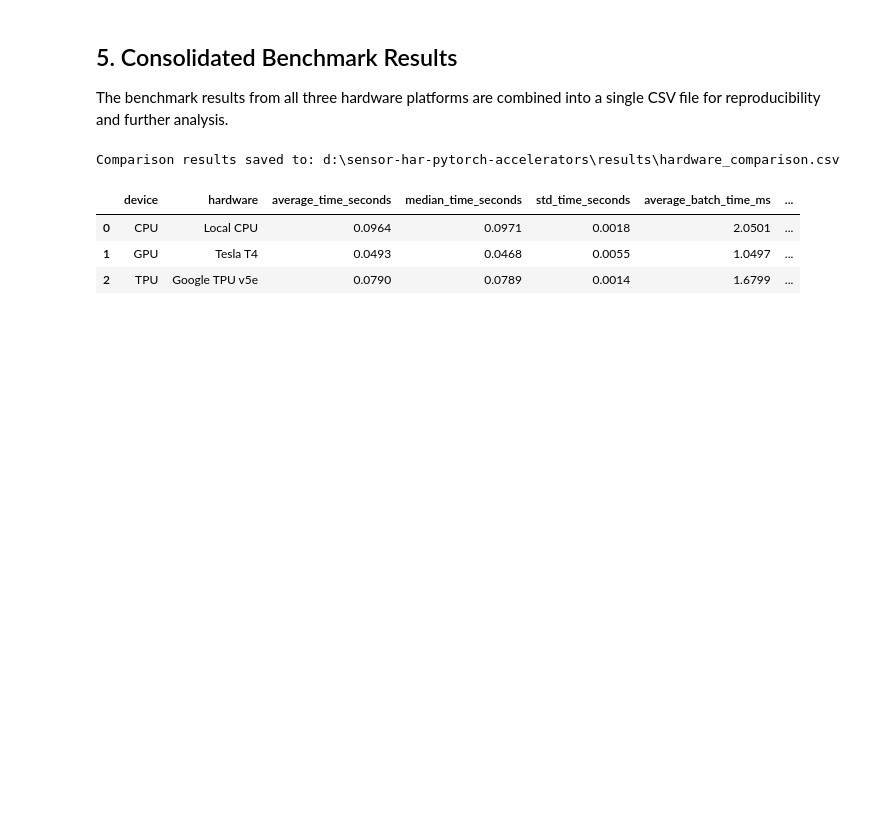
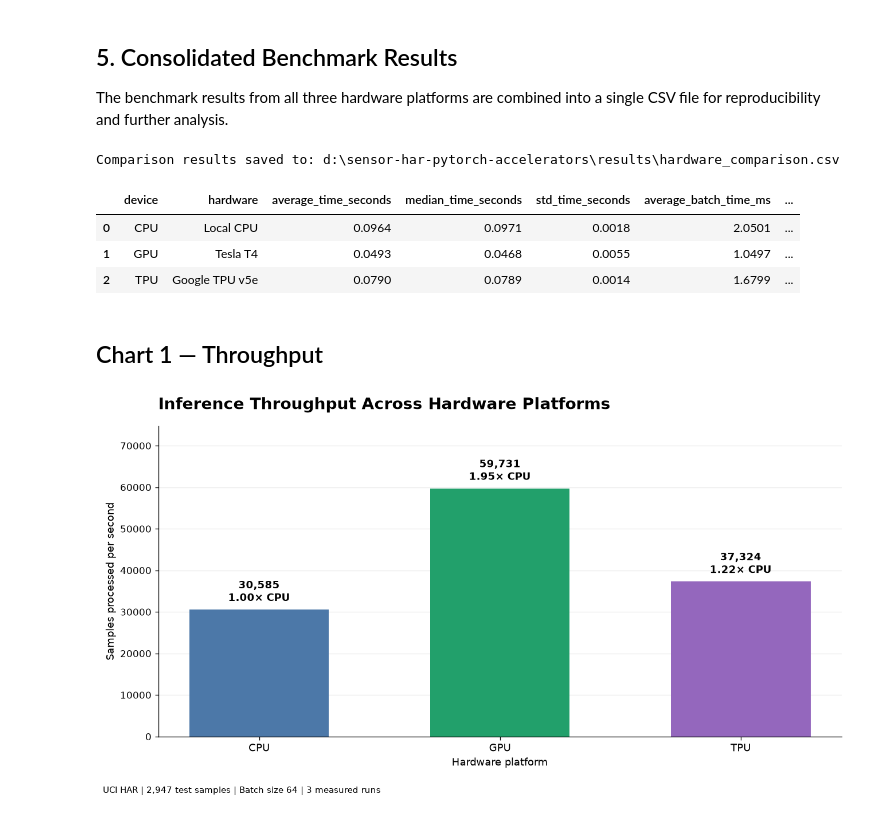
Before and after one commit to SujanKarna/sensor-har-pytorch-accelerators, a Jupyter notebook: notebooks/07_hardware_comparison_report.ipynb, the cells around one changed output. Saved outputs shown, nothing was run; the diff lists cells and outputs as text; code cells hidden in the pictures; blank space fills up the shorter version.

Commit message:
add visualization for comparision

```diff
--- a/notebooks/07_hardware_comparison_report.ipynb
+++ b/notebooks/07_hardware_comparison_report.ipynb
@@ -251,0 +294,74 @@ Comparison results saved to: d:\sensor-har-pytorch-accelerators\results\hardware
+# %% [markdown]
+## Chart 1 — Throughput
+# %%
+fig, ax = plt.subplots()
+
+bars = ax.bar(
+    df["device"].astype(str),
+    df["throughput_samples_per_second"],
+    color=colors,
+    width=0.58
+)
+
+cpu_value = df.loc[
+    df["device"] == "CPU",
+    "throughput_samples_per_second"
+].iloc[0]
+
+for bar, value in zip(
+    bars,
+    df["throughput_samples_per_second"]
+):
+    speedup = value / cpu_value
+
+    ax.text(
+        bar.get_x() + bar.get_width() / 2,
+        bar.get_height() + 1200,
+        f"{value:,.0f}\n{speedup:.2f}× CPU",
+        ha="center",
+        va="bottom",
+        fontsize=11,
+        fontweight="bold"
+    )
+
+ax.set_title(
+    "Inference Throughput Across Hardware Platforms",
+    loc="left",
+    pad=18
+)
+
+ax.set_ylabel("Samples processed per second")
+ax.set_xlabel("Hardware platform")
+
+ax.text(
+    0.99, 0.96,
+    "",
+    transform=ax.transAxes,
+    ha="right",
+    color="#23865A",
+    fontweight="bold"
+)
+
+ax.set_ylim(0, df["throughput_samples_per_second"].max() * 1.25)
+
+ax.grid(axis="y", alpha=0.25)
+ax.set_axisbelow(True)
+
+for spine in ["top", "right"]:
+    ax.spines[spine].set_visible(False)
+
+fig.text(
+    0.01, 0.015,
+    "UCI HAR | 2,947 test samples | Batch size 64 | 3 measured runs",
+    fontsize=9
+)
+
+plt.tight_layout(rect=[0, 0.05, 1, 1])
+plt.savefig(
+    RESULTS_DIR / "throughput_comparison.png",
+    dpi=300,
+    bbox_inches="tight"
+)
+plt.show()
+# %% [output]
+[figure, added]
```
Also changed, not shown: parts of 7 cells of this notebook, 5 other files.
